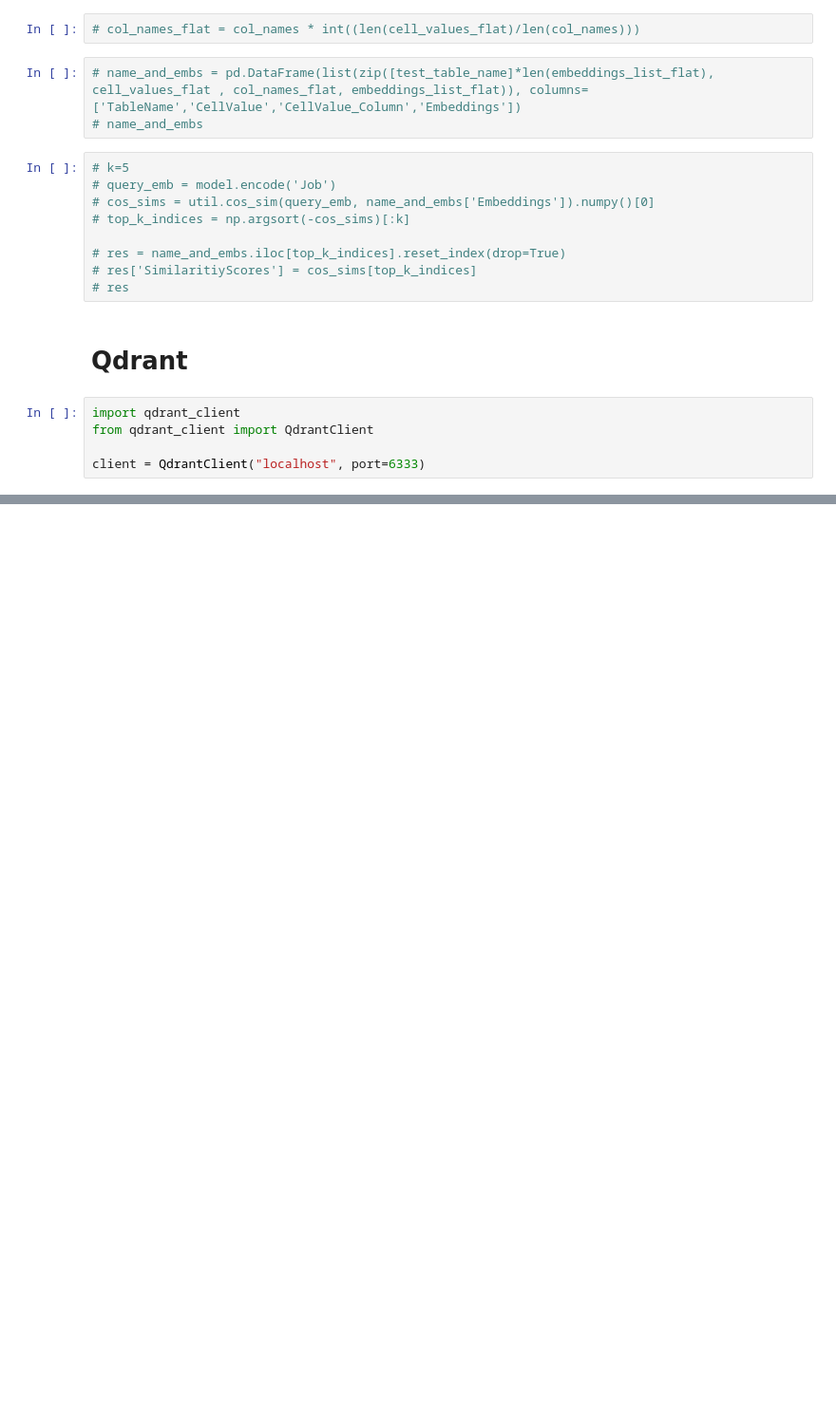
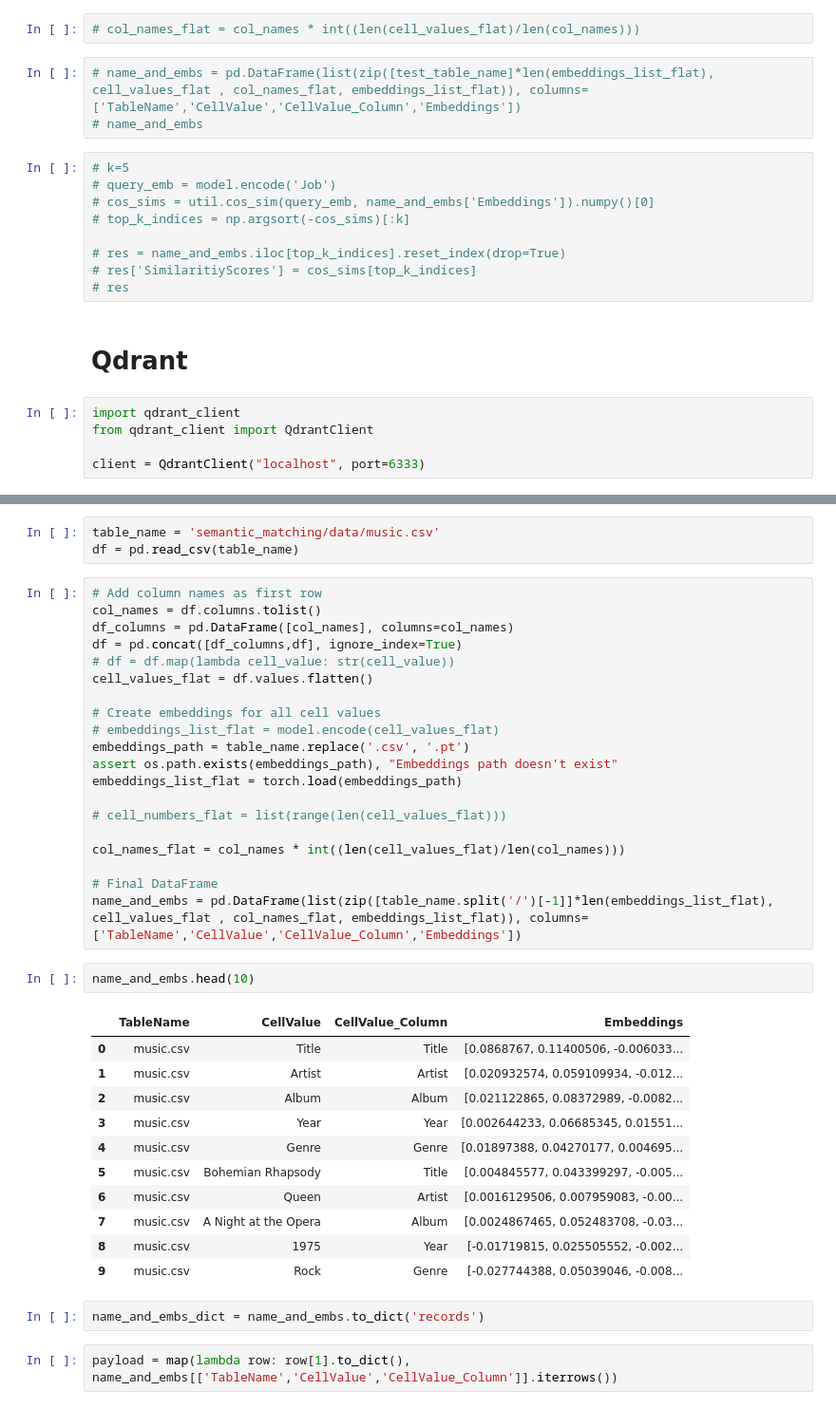
Before and after one commit to enas88/mira_gui, a Jupyter notebook: api_testing.ipynb, the cells around one changed output, grey strips where cells are left out. Shown at 95% size. Saved outputs shown, nothing was run; the diff lists cells and outputs as text; blank space fills up the shorter version.

```diff
--- a/api_testing.ipynb
+++ b/api_testing.ipynb
@@ -387,0 +404,41 @@ True
+# %%
+table_name = 'semantic_matching/data/music.csv'
+df = pd.read_csv(table_name)
+# %%
+# Add column names as first row
+col_names = df.columns.tolist()
+df_columns = pd.DataFrame([col_names], columns=col_names)
+df = pd.concat([df_columns,df], ignore_index=True)
+# df = df.map(lambda cell_value: str(cell_value))
+cell_values_flat = df.values.flatten()
+
+# Create embeddings for all cell values
+# embeddings_list_flat = model.encode(cell_values_flat)
+embeddings_path = table_name.replace('.csv', '.pt')
+assert os.path.exists(embeddings_path), "Embeddings path doesn't exist"
+embeddings_list_flat = torch.load(embeddings_path)
+
+# cell_numbers_flat = list(range(len(cell_values_flat)))
+
+col_names_flat = col_names * int((len(cell_values_flat)/len(col_names)))
+
+# Final DataFrame
+name_and_embs = pd.DataFrame(list(zip([table_name.split('/')[-1]]*len(embeddings_list_flat), cell_values_flat , col_names_flat, embeddings_list_flat)), columns=['TableName','CellValue','CellValue_Column','Embeddings'])
+# %%
+name_and_embs.head(10)
+# %% [output]
+|  | TableName | CellValue | CellValue_Column | Embeddings |
+| 0 | music.csv | Title | Title | [0.0868767, 0.11400506, -0.006033... |
+| 1 | music.csv | Artist | Artist | [0.020932574, 0.059109934, -0.012... |
+| 2 | music.csv | Album | Album | [0.021122865, 0.08372989, -0.0082... |
+| 3 | music.csv | Year | Year | [0.002644233, 0.06685345, 0.01551... |
+| 4 | music.csv | Genre | Genre | [0.01897388, 0.04270177, 0.004695... |
+| 5 | music.csv | Bohemian Rhapsody | Title | [0.004845577, 0.043399297, -0.005... |
+| 6 | music.csv | Queen | Artist | [0.0016129506, 0.007959083, -0.00... |
+| 7 | music.csv | A Night at the Opera | Album | [0.0024867465, 0.052483708, -0.03... |
+| 8 | music.csv | 1975 | Year | [-0.01719815, 0.025505552, -0.002... |
+| 9 | music.csv | Rock | Genre | [-0.027744388, 0.05039046, -0.008... |
+# %%
+name_and_embs_dict = name_and_embs.to_dict('records')
+# %%
+payload = map(lambda row: row[1].to_dict(), name_and_embs[['TableName','CellValue','CellValue_Column']].iterrows())
```
Also changed, not shown: parts of 20 cells of this notebook, 8 other files.
